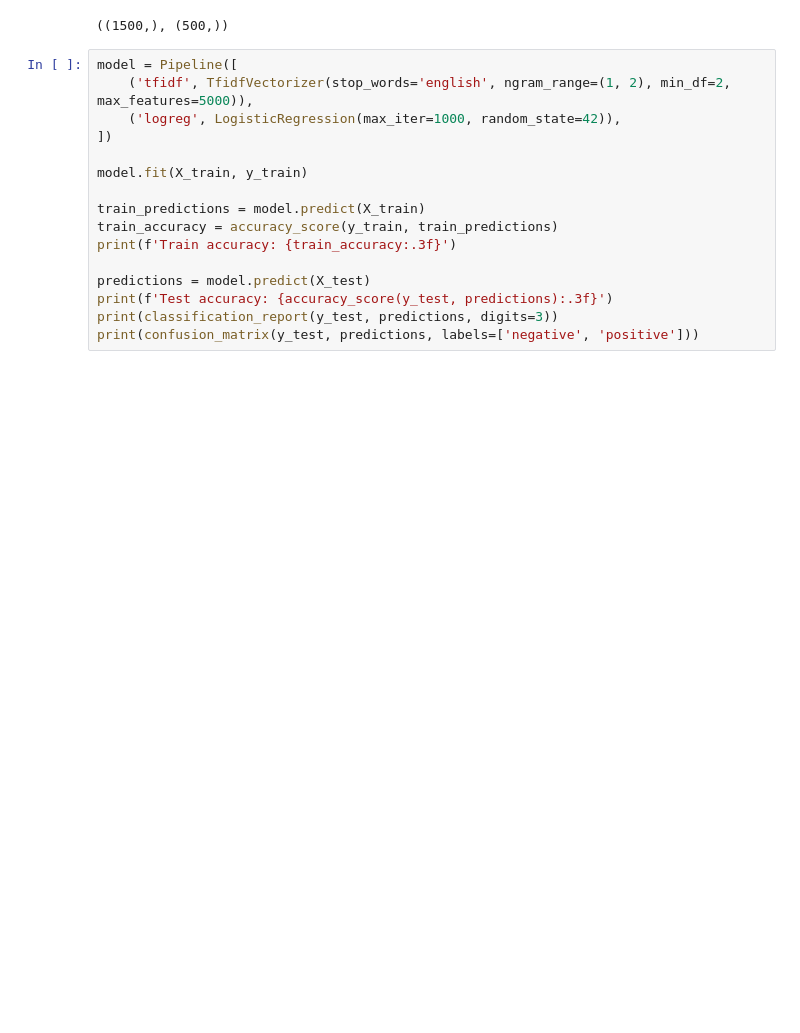
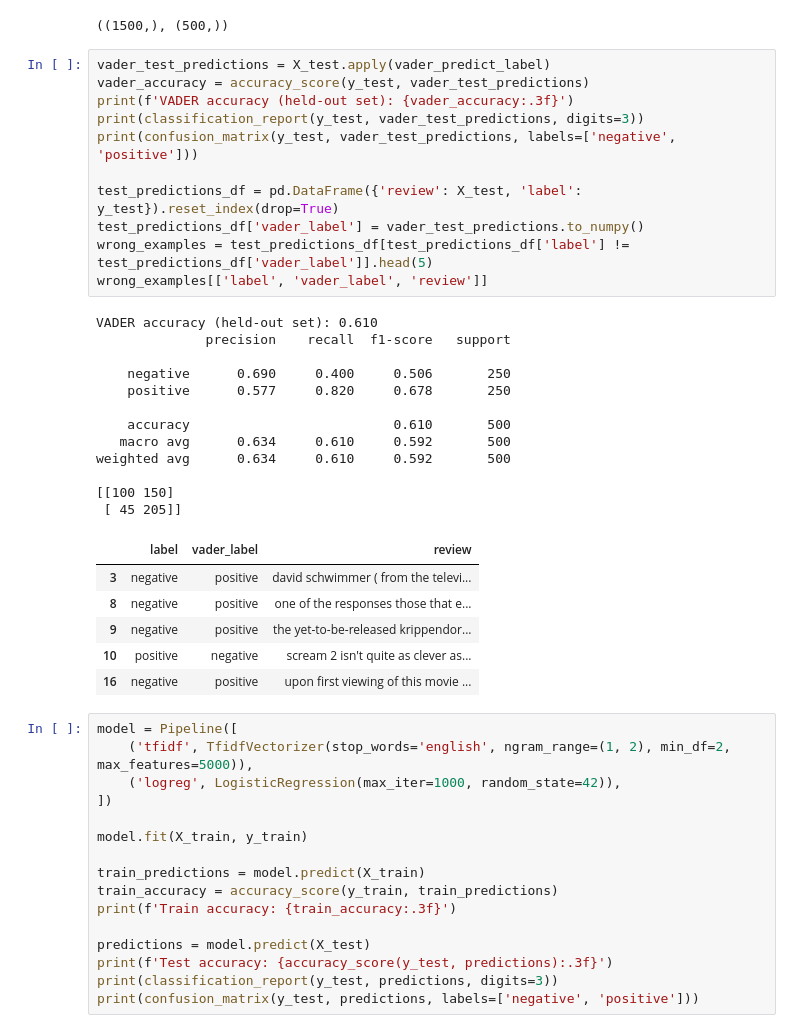
Before and after one commit to obscrivn/mynewbook, a Jupyter notebook: module7/week07_sentiment_practice_solution.ipynb, the cells around one changed output. Drawn from its saved outputs; the diff is of its cells as text; blank space fills up the shorter version.

```diff
--- a/module7/week07_sentiment_practice_solution.ipynb
+++ b/module7/week07_sentiment_practice_solution.ipynb
@@ -161,6 +156,36 @@ X_train, X_test, y_train, y_test = train_test_split(
 X_train.shape, X_test.shape
 # %% [output]
 ((1500,), (500,))
+# %%
+vader_test_predictions = X_test.apply(vader_predict_label)
+vader_accuracy = accuracy_score(y_test, vader_test_predictions)
+print(f'VADER accuracy (held-out set): {vader_accuracy:.3f}')
+print(classification_report(y_test, vader_test_predictions, digits=3))
+print(confusion_matrix(y_test, vader_test_predictions, labels=['negative', 'positive']))
+
+test_predictions_df = pd.DataFrame({'review': X_test, 'label': y_test}).reset_index(drop=True)
+test_predictions_df['vader_label'] = vader_test_predictions.to_numpy()
+wrong_examples = test_predictions_df[test_predictions_df['label'] != test_predictions_df['vader_label']].head(5)
+wrong_examples[['label', 'vader_label', 'review']]
+# %% [output]
+VADER accuracy (held-out set): 0.610
+              precision    recall  f1-score   support
+
+    negative      0.690     0.400     0.506       250
+    positive      0.577     0.820     0.678       250
+
+    accuracy                          0.610       500
+   macro avg      0.634     0.610     0.592       500
+weighted avg      0.634     0.610     0.592       500
+
+[[100 150]
+ [ 45 205]]
+|  | label | vader_label | review |
+| 3 | negative | positive | david schwimmer ( from the televi... |
+| 8 | negative | positive | one of the responses those that e... |
+| 9 | negative | positive | the yet-to-be-released krippendor... |
+| 10 | positive | negative | scream 2 isn't quite as clever as... |
+| 16 | negative | positive | upon first viewing of this movie ... |
 # %%
 model = Pipeline([
     ('tfidf', TfidfVectorizer(stop_words='english', ngram_range=(1, 2), min_df=2, max_features=5000)),
```
Also changed, not shown: parts of 4 cells of this notebook.
